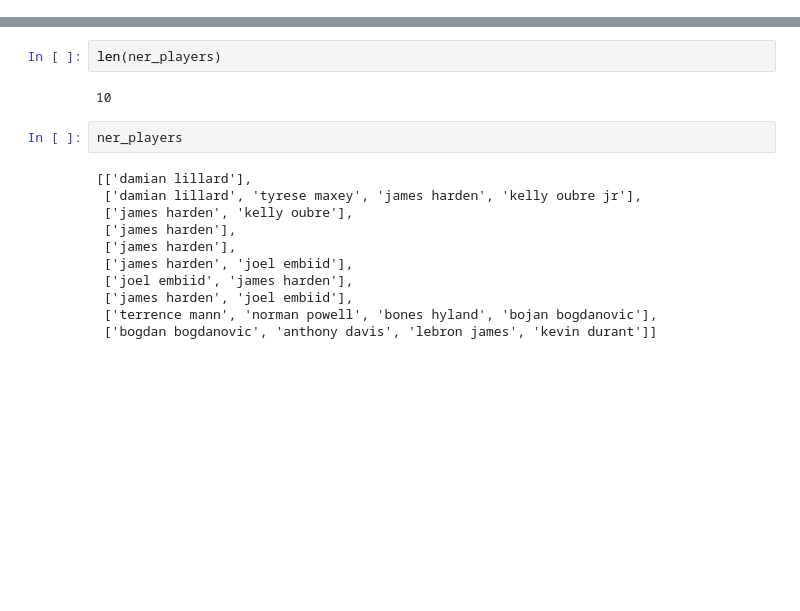
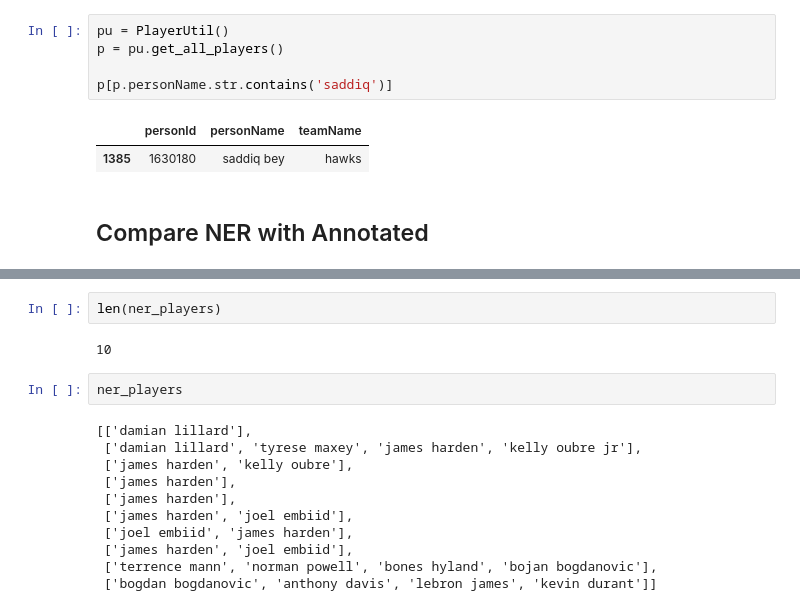
Before and after one commit to patcao/FantasyPodcastInsights, a Jupyter notebook: notebooks/Evaluate-NER.ipynb, the cells around one changed output, grey strips where cells are left out. Drawn from its saved outputs; the diff is of its cells as text; blank space fills up the shorter version.

```diff
--- a/notebooks/NER-Evaluation.ipynb
+++ b/notebooks/Evaluate-NER.ipynb
@@ -158,0 +151,10 @@ Wall time: 1min 19s
+# %%
+pu = PlayerUtil()
+p = pu.get_all_players()
+
+p[p.personName.str.contains('saddiq')]
+# %% [output]
+|  | personId | personName | teamName |
+| 1385 | 1630180 | saddiq bey | hawks |
+# %% [markdown]
+## Compare NER with Annotated
```
Also changed, not shown: parts of 15 cells of this notebook, 12 other files.
